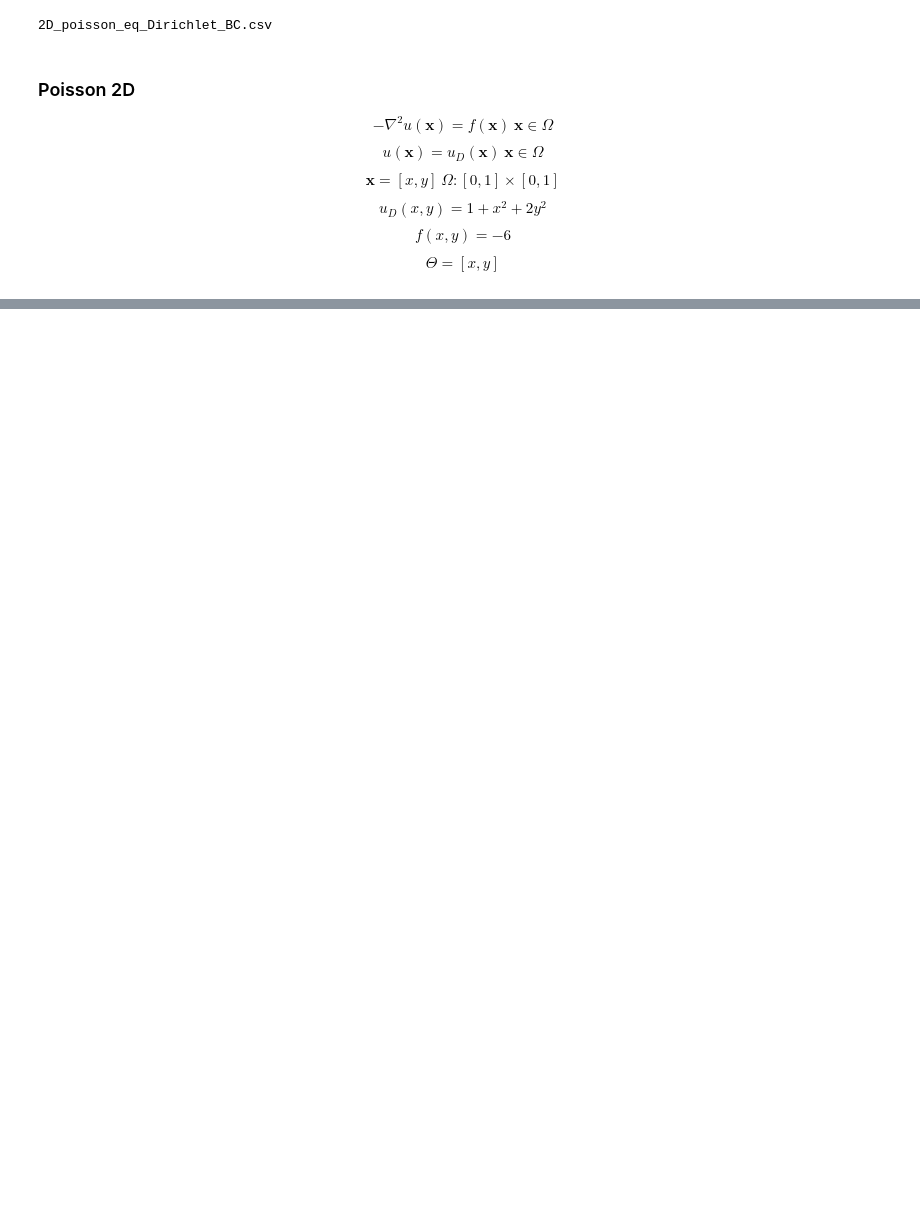
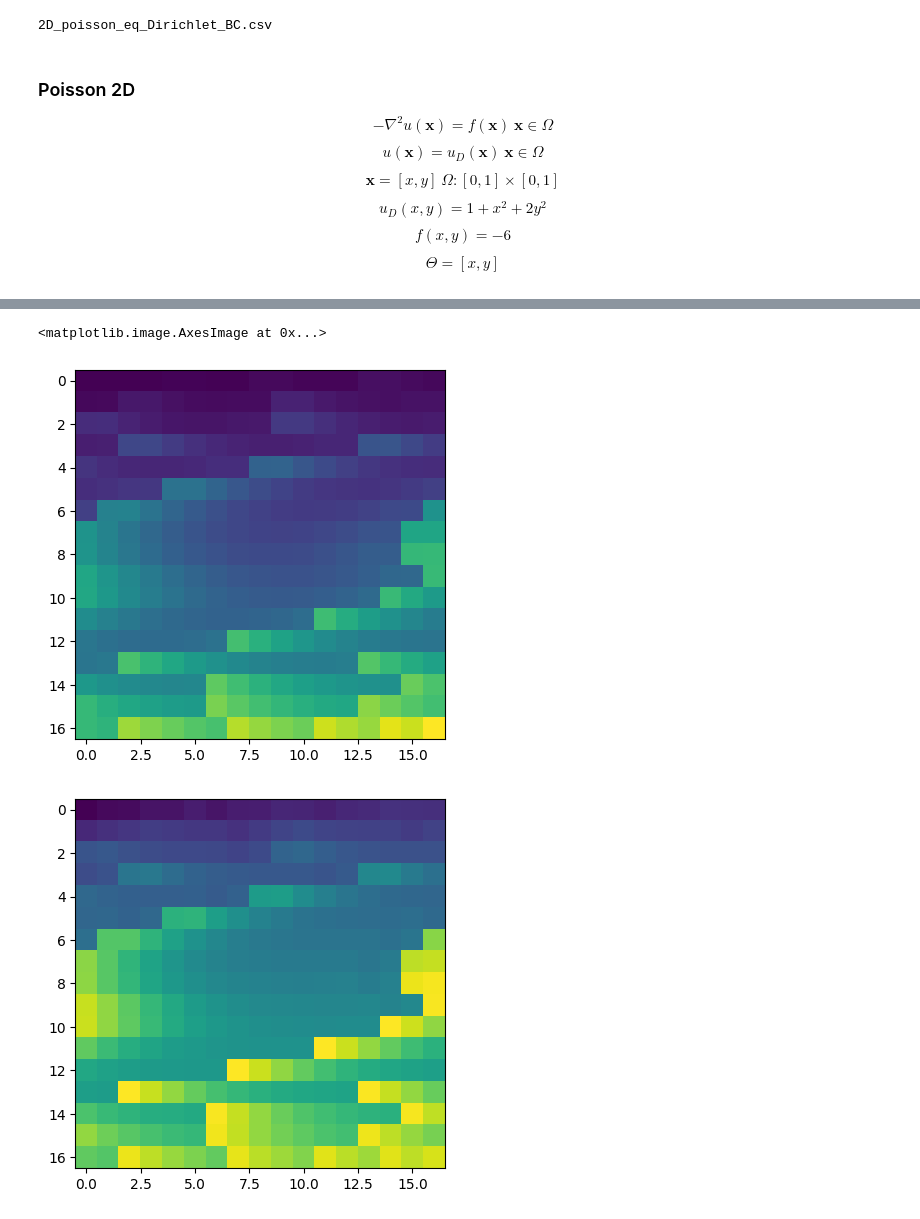
Before and after one commit to grmc1999/PhysicsSimulationDeepLearning, a Jupyter notebook: Notebooks/GAN_PI.ipynb, the cells around one changed output, grey strips where cells are left out. Drawn from its saved outputs; the diff is of its cells as text; code cells hidden in the pictures; blank space fills up the shorter version.

```diff
--- a/Notebooks/GAN_PI.ipynb
+++ b/Notebooks/GAN_PI.ipynb
@@ -128,0 +198,23 @@ epoch_losses
+# %%
+
+UU_=[]
+for i in range(50):
+    U_=[]
+    for x in T.data.X:
+        u_=M.Generate_forward(torch.tensor(np.array(x),dtype=torch.float).unsqueeze(0))
+        U_.append(u_.detach().numpy()[0,0])
+    UU_.append(np.array(U_).reshape(-1,17))
+# %%
+U_m=np.mean(np.stack(UU_,axis=0),axis=0)
+U_s=np.std(np.stack(UU_,axis=0),axis=0)
+# %%
+plt.imshow(T.data.U.values.reshape(-1,17))
+plt.figure()
+plt.imshow(U_m)
+plt.figure()
+plt.imshow(U_s)
+#T.data.U.values.shape[0]**0.5
+# %% [output]
+<matplotlib.image.AxesImage at 0x...>
+[figure, added]
+[figure, added]
```
Also changed, not shown: parts of 18 cells of this notebook, 6 other files.
